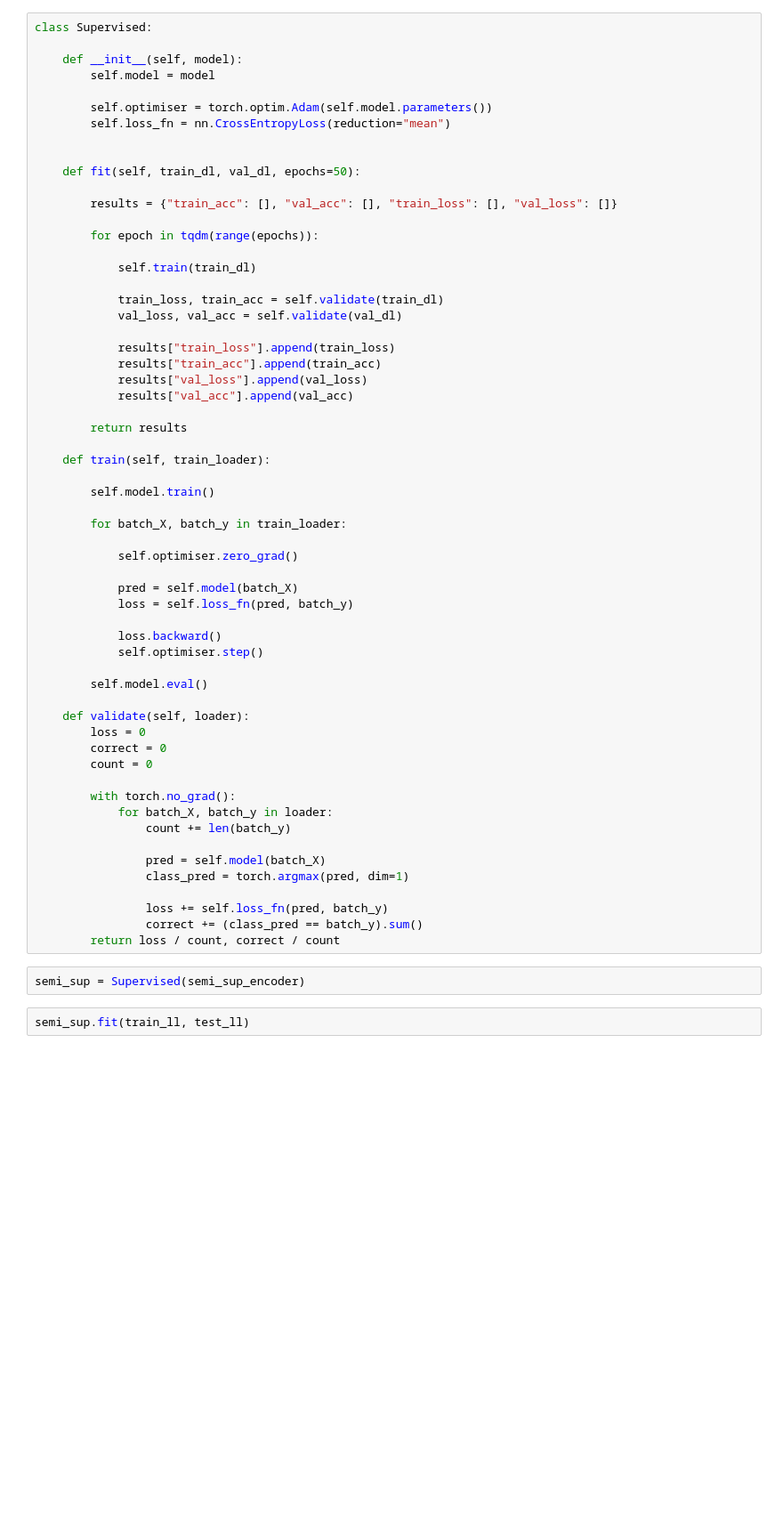
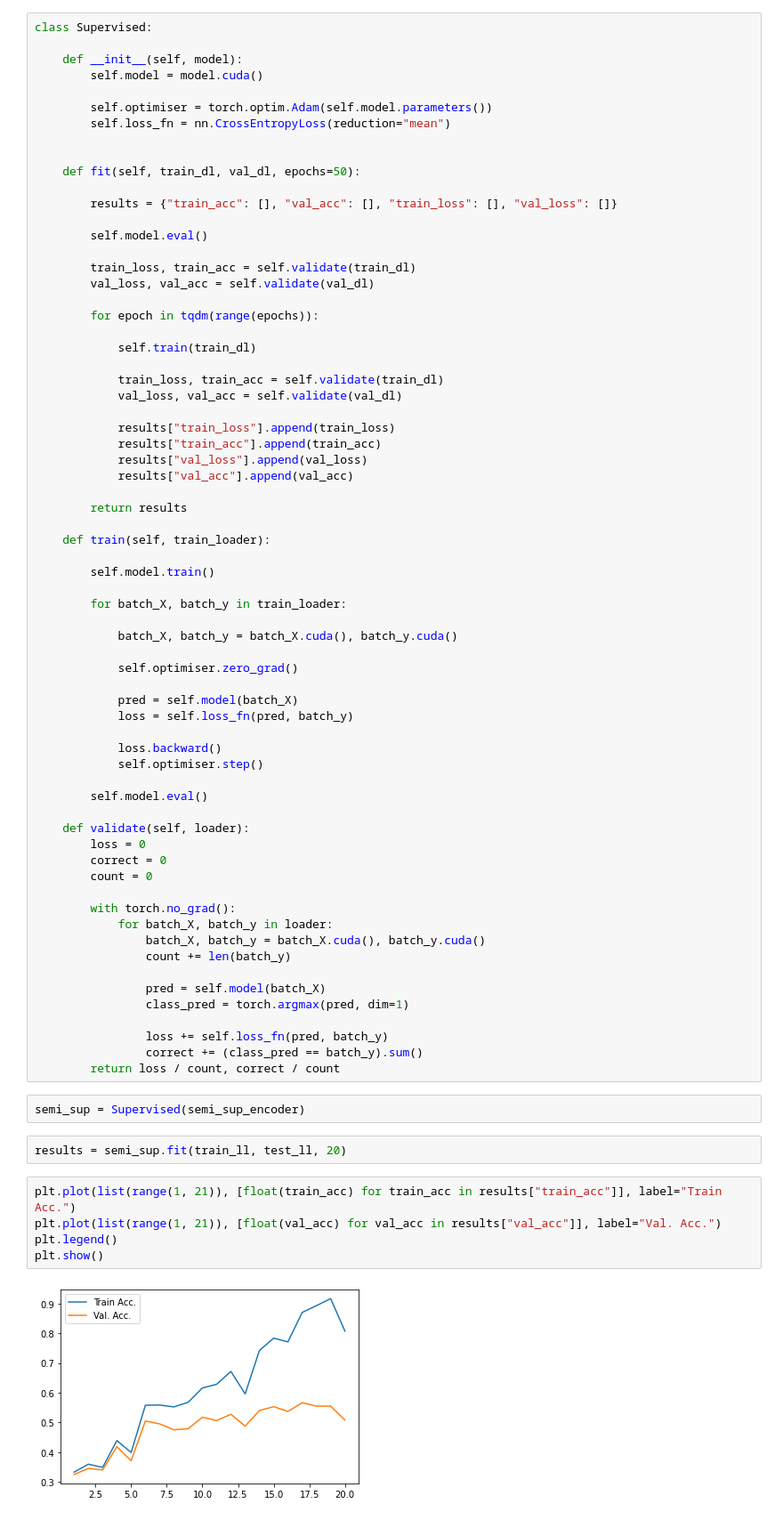
Before and after one commit to karimzakir02/Jupyters, a Jupyter notebook: byol_network/byol_network.ipynb, the cells around one changed output. Shown at 89% size. Cells and saved outputs as stored; diff of their text form; blank space fills up the shorter version.

Commit message:
Add supervised model for evaluation

```diff
--- a/byol_network/byol_network.ipynb
+++ b/byol_network/byol_network.ipynb
@@ -187,7 +188,7 @@ tensor([-0.0816,  0.0208, -0.1299, -0.8986, -0.2330, -0.2298,  0.3447, -0.1169,
 class Supervised:
 
     def __init__(self, model):
-        self.model = model
+        self.model = model.cuda()
 
         self.optimiser = torch.optim.Adam(self.model.parameters())
         self.loss_fn = nn.CrossEntropyLoss(reduction="mean")
@@ -196,6 +197,11 @@ class Supervised:
     def fit(self, train_dl, val_dl, epochs=50):
 
         results = {"train_acc": [], "val_acc": [], "train_loss": [], "val_loss": []}
+
+        self.model.eval()
+
+        train_loss, train_acc = self.validate(train_dl)
+        val_loss, val_acc = self.validate(val_dl)
 
         for epoch in tqdm(range(epochs)):
 
@@ -217,6 +223,8 @@ class Supervised:
 
         for batch_X, batch_y in train_loader:
 
+            batch_X, batch_y = batch_X.cuda(), batch_y.cuda()
+
             self.optimiser.zero_grad()
 
             pred = self.model(batch_X)
@@ -234,6 +242,7 @@ class Supervised:
 
         with torch.no_grad():
             for batch_X, batch_y in loader:
+                batch_X, batch_y = batch_X.cuda(), batch_y.cuda()
                 count += len(batch_y)
 
                 pred = self.model(batch_X)
@@ -245,4 +254,11 @@ class Supervised:
 # %%
 semi_sup = Supervised(semi_sup_encoder)
 # %%
-semi_sup.fit(train_ll, test_ll)
+results = semi_sup.fit(train_ll, test_ll, 20)
+# %%
+plt.plot(list(range(1, 21)), [float(train_acc) for train_acc in results["train_acc"]], label="Train Acc.")
+plt.plot(list(range(1, 21)), [float(val_acc) for val_acc in results["val_acc"]], label="Val. Acc.")
+plt.legend()
+plt.show()
+# %% [output]
+[figure, added]
```
Also changed, not shown: parts of 6 cells of this notebook.
